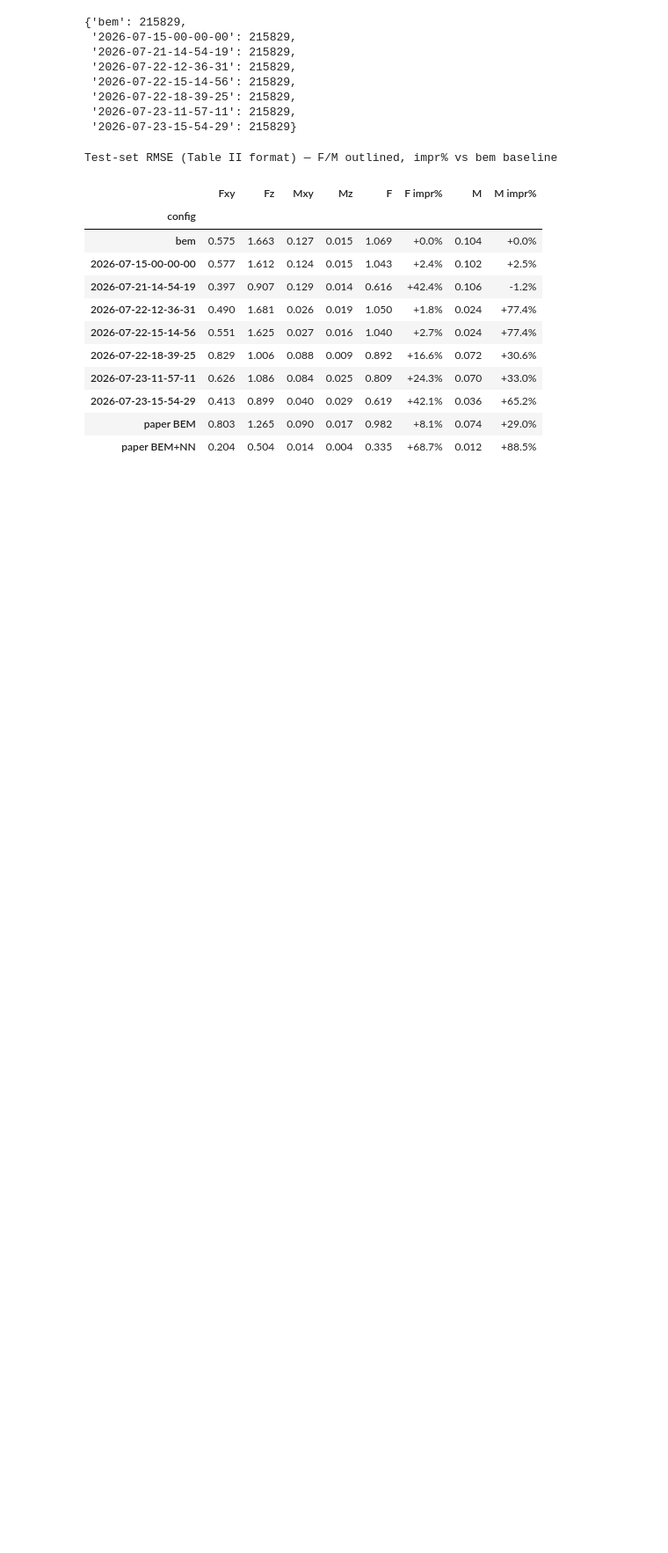
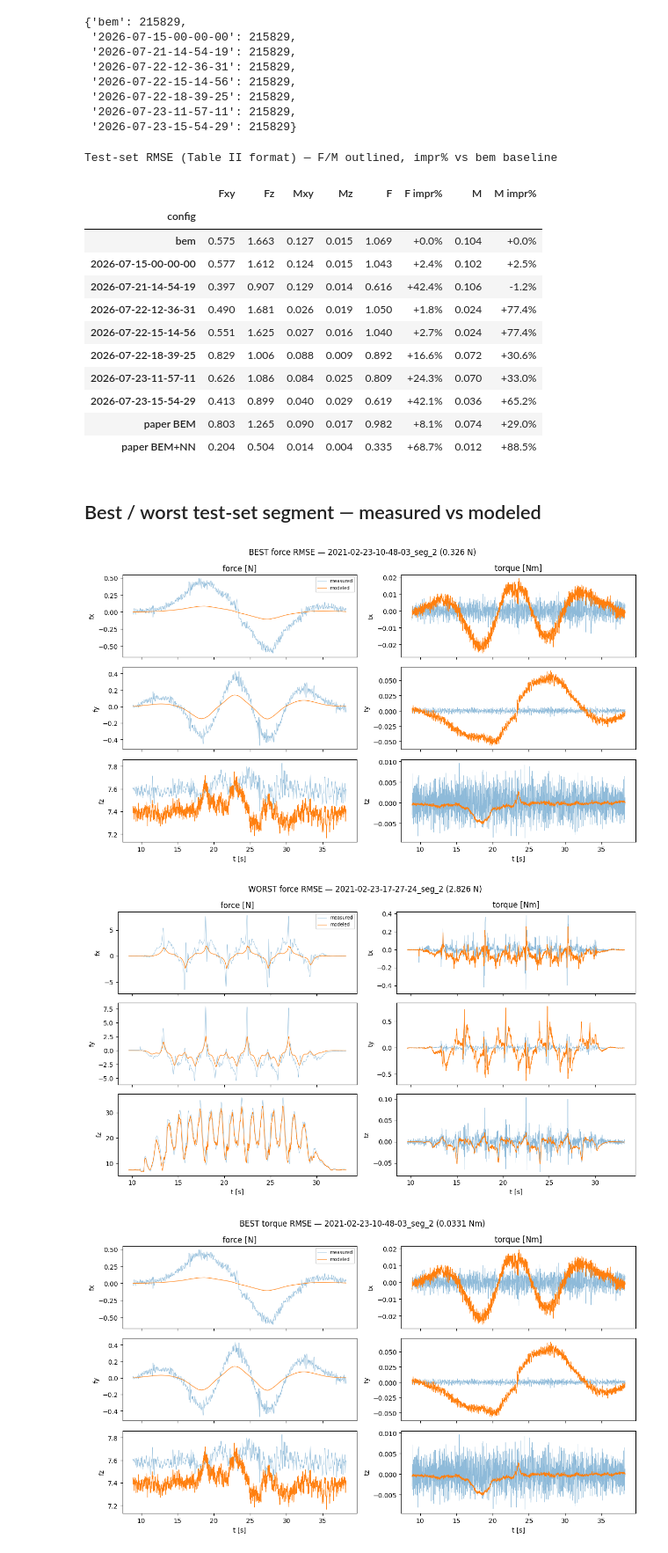
Before and after one commit to andyska09/mrs-BEM, a Jupyter notebook: NeuroBEM/CMAES-results-analysis/table_testset_rmse.ipynb, the cells around one changed output. Shown at 88% size. Cells and saved outputs as stored; diff of their text form; code cells hidden in the pictures; blank space fills up the shorter version.

Commit message:
added graph of worst RMSE and best RMSE segments

```diff
--- a/NeuroBEM/CMAES-results-analysis/table_testset_rmse.ipynb
+++ b/NeuroBEM/CMAES-results-analysis/table_testset_rmse.ipynb
@@ -94,3 +94,56 @@ Test-set RMSE (Table II format) — F/M outlined, impr% vs bem baseline
 | 2026-07-23-15-54-29 | 0.413 | 0.899 | 0.040 | 0.029 | 0.619 | +42.1% | 0.036 | +65.2% |
 | paper BEM | 0.803 | 1.265 | 0.090 | 0.017 | 0.982 | +8.1% | 0.074 | +29.0% |
 | paper BEM+NN | 0.204 | 0.504 | 0.014 | 0.004 | 0.335 | +68.7% | 0.012 | +88.5% |
+# %% [markdown]
+## Best / worst test-set segment — measured vs modeled
+# %%
+import matplotlib.pyplot as plt
+
+RUN = "2026-07-22-18-39-25"
+LABELS = ["fx", "fy", "fz", "tx", "ty", "tz"]
+
+
+def seg_data(f):
+    d = np.loadtxt(f, delimiter=",")
+    fm, tm = measured(d)
+    return d[:, 0], np.column_stack([fm, tm]), np.column_stack([d[:, 29:32], d[:, 32:35]])
+
+
+seg = {}
+for f in sorted(glob.glob(str(PROC / RUN / "*.csv"))):
+    sid = os.path.basename(f).split("_", 1)[1][:-4]
+    if sid not in TEST_IDS:
+        continue
+    t, meas, pred = seg_data(f)
+    fr, tr = meas[:, :3] - pred[:, :3], meas[:, 3:] - pred[:, 3:]
+    seg[sid] = dict(t=t, meas=meas, pred=pred,
+                    frmse=np.sqrt((fr ** 2).sum(1).mean()),
+                    trmse=np.sqrt((tr ** 2).sum(1).mean()))
+
+sids = list(seg)
+best_f = min(sids, key=lambda s: seg[s]["frmse"]);  worst_f = max(sids, key=lambda s: seg[s]["frmse"])
+best_t = min(sids, key=lambda s: seg[s]["trmse"]);  worst_t = max(sids, key=lambda s: seg[s]["trmse"])
+
+
+def plot_seg(sid, title):
+    s = seg[sid]
+    fig, ax = plt.subplots(3, 2, figsize=(12, 7), sharex=True)
+    for i, c in enumerate(LABELS):
+        a = ax[i % 3, i // 3]
+        a.plot(s["t"], s["meas"][:, i], lw=0.5, alpha=0.5, label="measured")
+        a.plot(s["t"], s["pred"][:, i], lw=0.8, label="modeled")
+        a.set_ylabel(c)
+    ax[0, 0].set_title("force [N]"); ax[0, 1].set_title("torque [Nm]")
+    ax[2, 0].set_xlabel("t [s]"); ax[2, 1].set_xlabel("t [s]")
+    ax[0, 0].legend(loc="upper right", fontsize=7)
+    fig.suptitle(title); fig.tight_layout()
+
+
+plot_seg(best_f,  f"BEST force RMSE — {best_f} ({seg[best_f]['frmse']:.3f} N)")
+plot_seg(worst_f, f"WORST force RMSE — {worst_f} ({seg[worst_f]['frmse']:.3f} N)")
+plot_seg(best_t,  f"BEST torque RMSE — {best_t} ({seg[best_t]['trmse']:.4f} Nm)")
+plot_seg(worst_t, f"WORST torque RMSE — {worst_t} ({seg[worst_t]['trmse']:.4f} Nm)")
+# %% [output]
+[figure, added]
+[figure, added]
+[figure, added]
```
Also changed, not shown: parts of 1 cell of this notebook.
